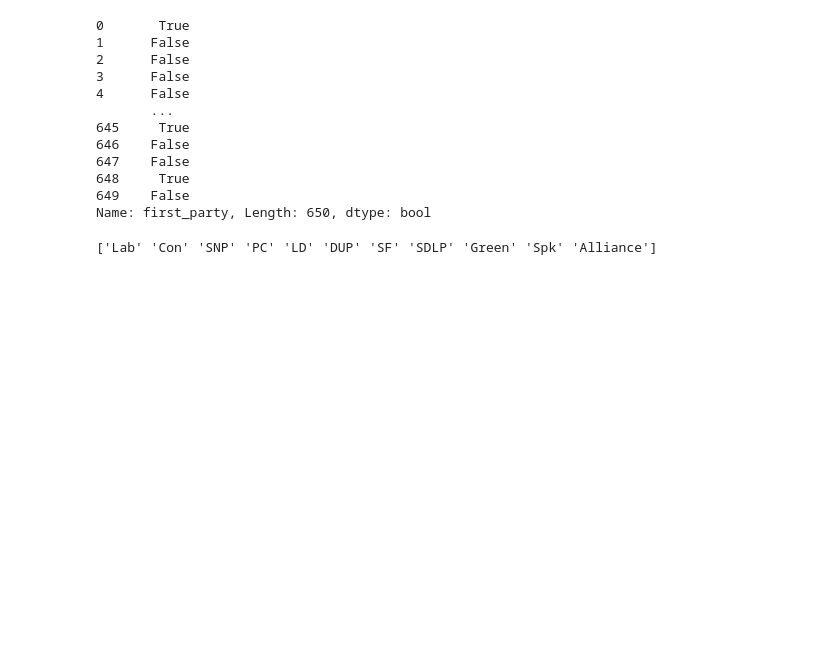
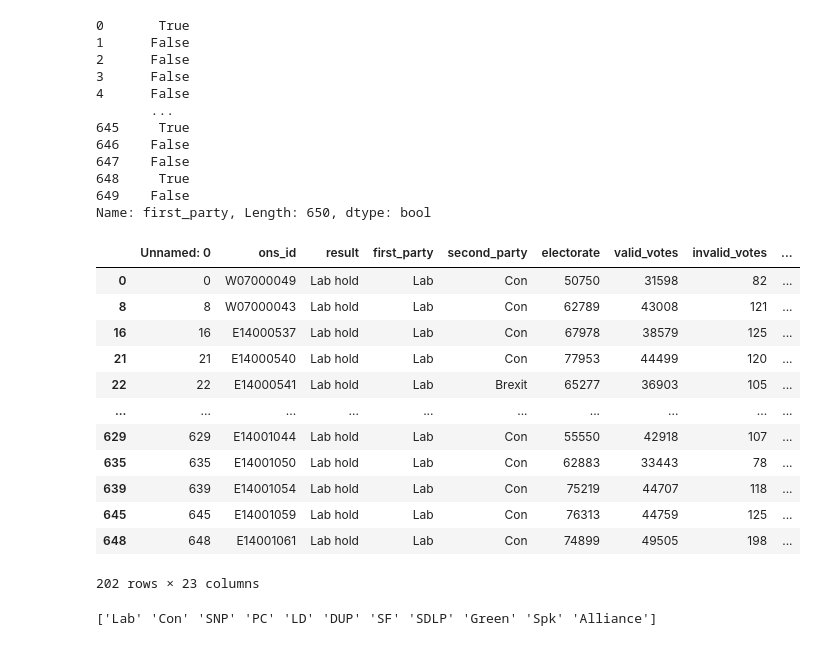
Before and after one commit to alanjones2/Alan-Jones-article-code, a Jupyter notebook: sqlpandas/sqlpandasdf.ipynb, the cells around one changed output. Drawn from its saved outputs; the diff is of its cells as text; code cells hidden in the pictures; blank space fills up the shorter version.

```diff
--- a/sqlpandas/sqlpandasdf.ipynb
+++ b/sqlpandas/sqlpandasdf.ipynb
@@ -46,6 +46,22 @@ election_df['first_party'] == 'Lab'
 648     True
 649    False
 Name: first_party, Length: 650, dtype: bool
+# %%
+election_df[election_df['first_party']=='Lab']
+# %% [output]
+|  | Unnamed: 0 | ons_id | result | first_party | second_party | electorate | valid_votes | invalid_votes | ... |
+| 0 | 0 | W07000049 | Lab hold | Lab | Con | 50750 | 31598 | 82 | ... |
+| 8 | 8 | W07000043 | Lab hold | Lab | Con | 62789 | 43008 | 121 | ... |
+| 16 | 16 | E14000537 | Lab hold | Lab | Con | 67978 | 38579 | 125 | ... |
+| 21 | 21 | E14000540 | Lab hold | Lab | Con | 77953 | 44499 | 120 | ... |
+| 22 | 22 | E14000541 | Lab hold | Lab | Brexit | 65277 | 36903 | 105 | ... |
+| ... | ... | ... | ... | ... | ... | ... | ... | ... | ... |
+| 629 | 629 | E14001044 | Lab hold | Lab | Con | 55550 | 42918 | 107 | ... |
+| 635 | 635 | E14001050 | Lab hold | Lab | Con | 62883 | 33443 | 78 | ... |
+| 639 | 639 | E14001054 | Lab hold | Lab | Con | 75219 | 44707 | 118 | ... |
+| 645 | 645 | E14001059 | Lab hold | Lab | Con | 76313 | 44759 | 125 | ... |
+| 648 | 648 | E14001061 | Lab hold | Lab | Con | 74899 | 49505 | 198 | ... |
+202 rows × 23 columns
 # %%
 partyWinsdf = []
 
```
Also changed, not shown: 1 other file.
